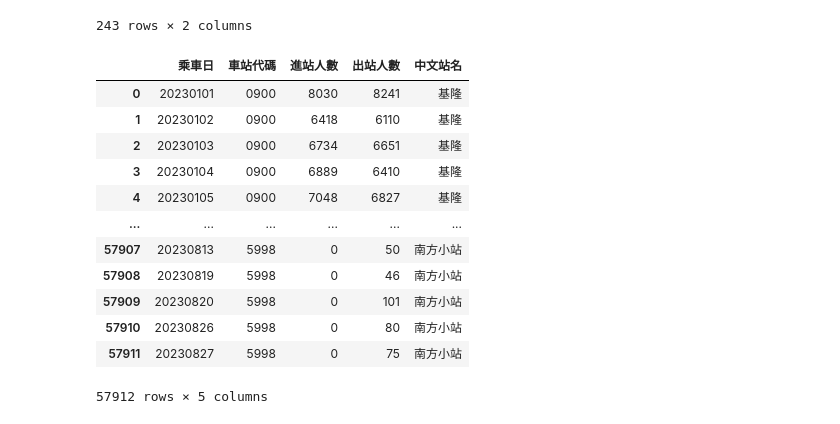
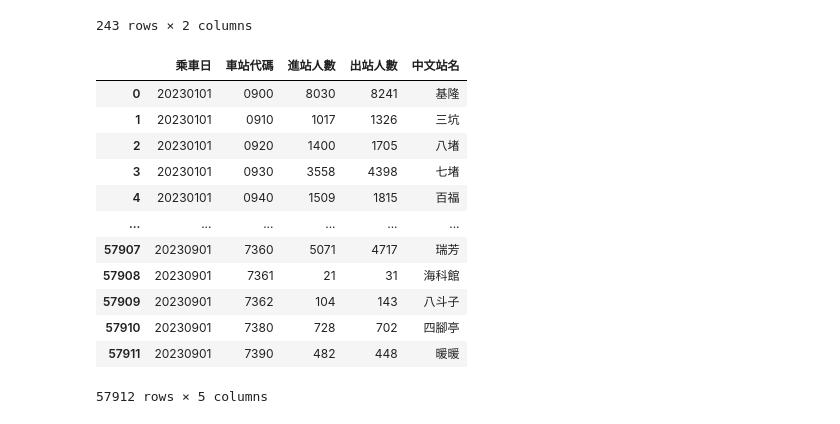
Before and after one commit to roberthsu2003/python, a Jupyter notebook: 上課用目錄/2023_07_23_星期日/lesson21_6.ipynb, the cells around one changed output. Drawn from its saved outputs; the diff is of its cells as text; code cells hidden in the pictures.

```diff
--- a/上課用目錄/2023_07_23_星期日/lesson21_6.ipynb
+++ b/上課用目錄/2023_07_23_星期日/lesson21_6.ipynb
@@ -87,18 +87,19 @@ stations
 | 242 | 7390 | 暖暖 |
 243 rows × 2 columns
 # %%
-pd.merge(dataFrame,stations,on='車站代碼')
+mergeFrame = pd.merge(dataFrame,stations,on='車站代碼',how="left")
+mergeFrame
 # %% [output]
 |  | 乘車日 | 車站代碼 | 進站人數 | 出站人數 | 中文站名 |
 | 0 | 20230101 | 0900 | 8030 | 8241 | 基隆 |
-| 1 | 20230102 | 0900 | 6418 | 6110 | 基隆 |
-| 2 | 20230103 | 0900 | 6734 | 6651 | 基隆 |
-| 3 | 20230104 | 0900 | 6889 | 6410 | 基隆 |
-| 4 | 20230105 | 0900 | 7048 | 6827 | 基隆 |
+| 1 | 20230101 | 0910 | 1017 | 1326 | 三坑 |
+| 2 | 20230101 | 0920 | 1400 | 1705 | 八堵 |
+| 3 | 20230101 | 0930 | 3558 | 4398 | 七堵 |
+| 4 | 20230101 | 0940 | 1509 | 1815 | 百福 |
 | ... | ... | ... | ... | ... | ... |
-| 57907 | 20230813 | 5998 | 0 | 50 | 南方小站 |
-| 57908 | 20230819 | 5998 | 0 | 46 | 南方小站 |
-| 57909 | 20230820 | 5998 | 0 | 101 | 南方小站 |
-| 57910 | 20230826 | 5998 | 0 | 80 | 南方小站 |
-| 57911 | 20230827 | 5998 | 0 | 75 | 南方小站 |
+| 57907 | 20230901 | 7360 | 5071 | 4717 | 瑞芳 |
+| 57908 | 20230901 | 7361 | 21 | 31 | 海科館 |
+| 57909 | 20230901 | 7362 | 104 | 143 | 八斗子 |
+| 57910 | 20230901 | 7380 | 728 | 702 | 四腳亭 |
+| 57911 | 20230901 | 7390 | 482 | 448 | 暖暖 |
 57912 rows × 5 columns
```
Also changed, not shown: parts of 5 cells of this notebook.
